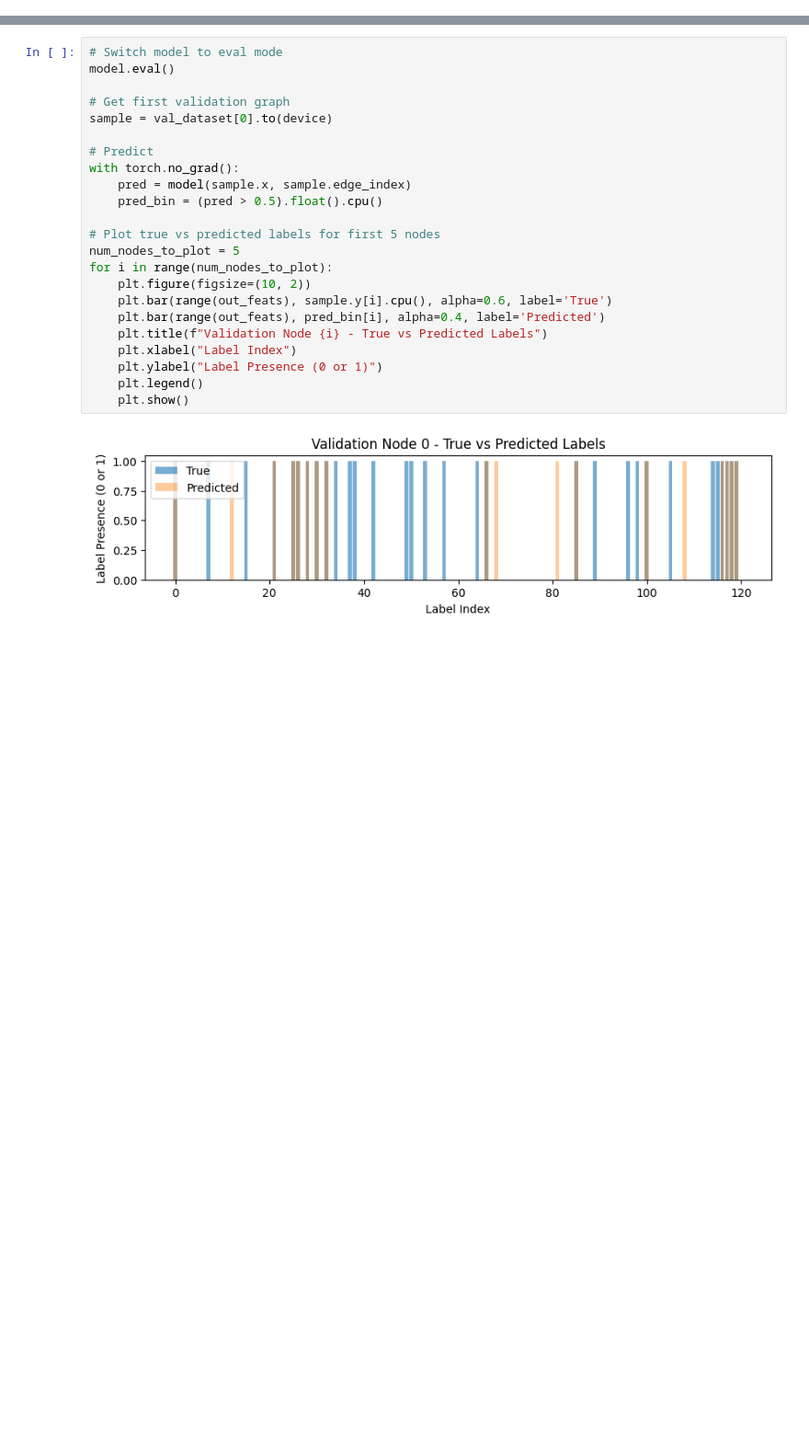
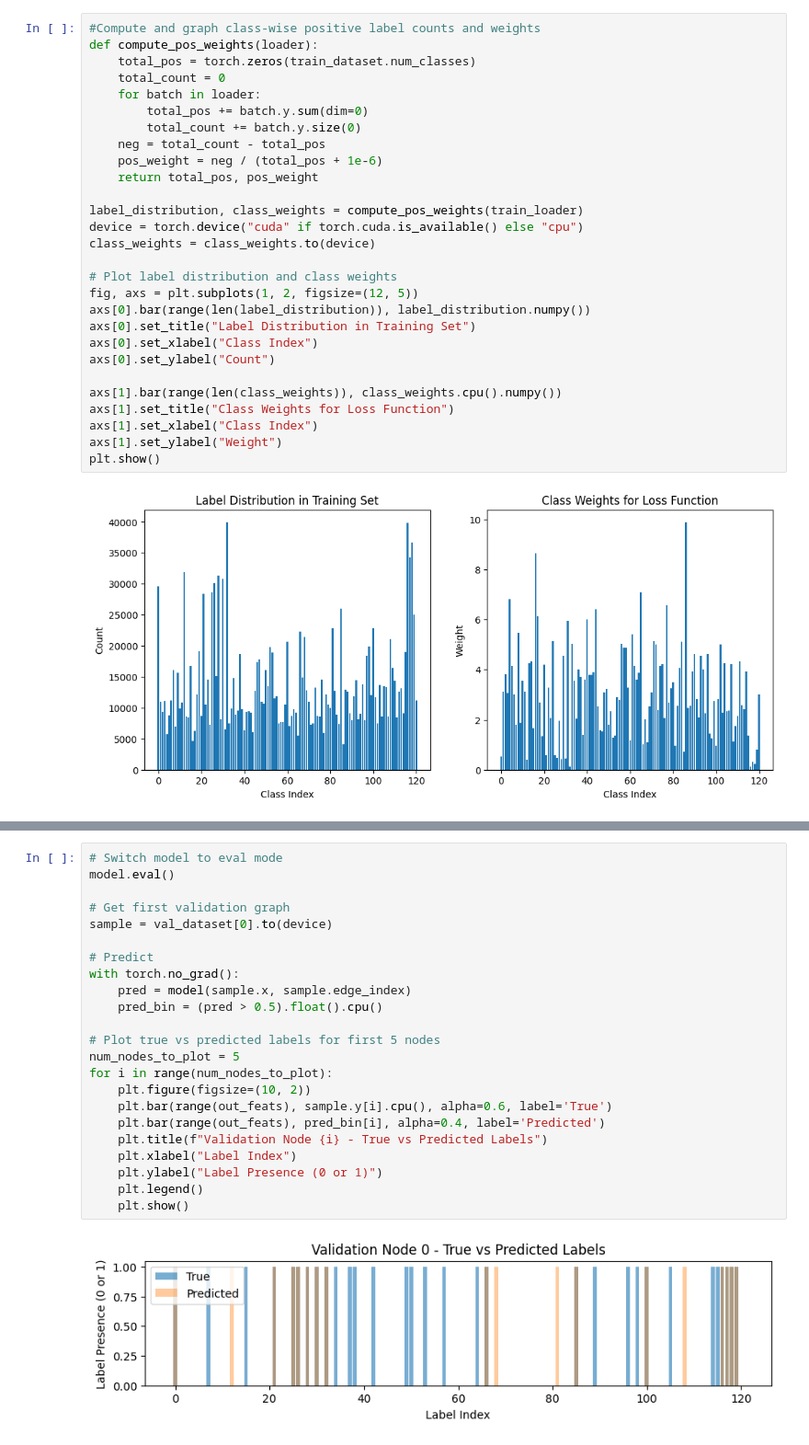
Before and after one commit to isaacbilsel/GNN-Proteins, a Jupyter notebook: Copy_of_TRIALPYT.ipynb, the cells around one changed output, grey strips where cells are left out. Shown at 92% size. Drawn from its saved outputs; the diff is of its cells as text; blank space fills up the shorter version.

Commit message:
implemented weighted loss function. DeepGraphSage graphs are messed up here. May need to implement early stopping in training

```diff
--- a/Copy_of_TRIALPYT.ipynb
+++ b/Copy_of_TRIALPYT.ipynb
@@ -143,0 +59,30 @@ Epoch 20/100, Loss: 0.5058, Val F1: 0.4798
+# %%
+#Compute and graph class-wise positive label counts and weights
+def compute_pos_weights(loader):
+    total_pos = torch.zeros(train_dataset.num_classes)
+    total_count = 0
+    for batch in loader:
+        total_pos += batch.y.sum(dim=0)
+        total_count += batch.y.size(0)
+    neg = total_count - total_pos
+    pos_weight = neg / (total_pos + 1e-6)
+    return total_pos, pos_weight
+
+label_distribution, class_weights = compute_pos_weights(train_loader)
+device = torch.device("cuda" if torch.cuda.is_available() else "cpu")
+class_weights = class_weights.to(device)
+
+# Plot label distribution and class weights
+fig, axs = plt.subplots(1, 2, figsize=(12, 5))
+axs[0].bar(range(len(label_distribution)), label_distribution.numpy())
+axs[0].set_title("Label Distribution in Training Set")
+axs[0].set_xlabel("Class Index")
+axs[0].set_ylabel("Count")
+
+axs[1].bar(range(len(class_weights)), class_weights.cpu().numpy())
+axs[1].set_title("Class Weights for Loss Function")
+axs[1].set_xlabel("Class Index")
+axs[1].set_ylabel("Weight")
+plt.show()
+# %% [output]
+[figure, added]
```
Also changed, not shown: parts of 16 cells of this notebook, 17 other files.
